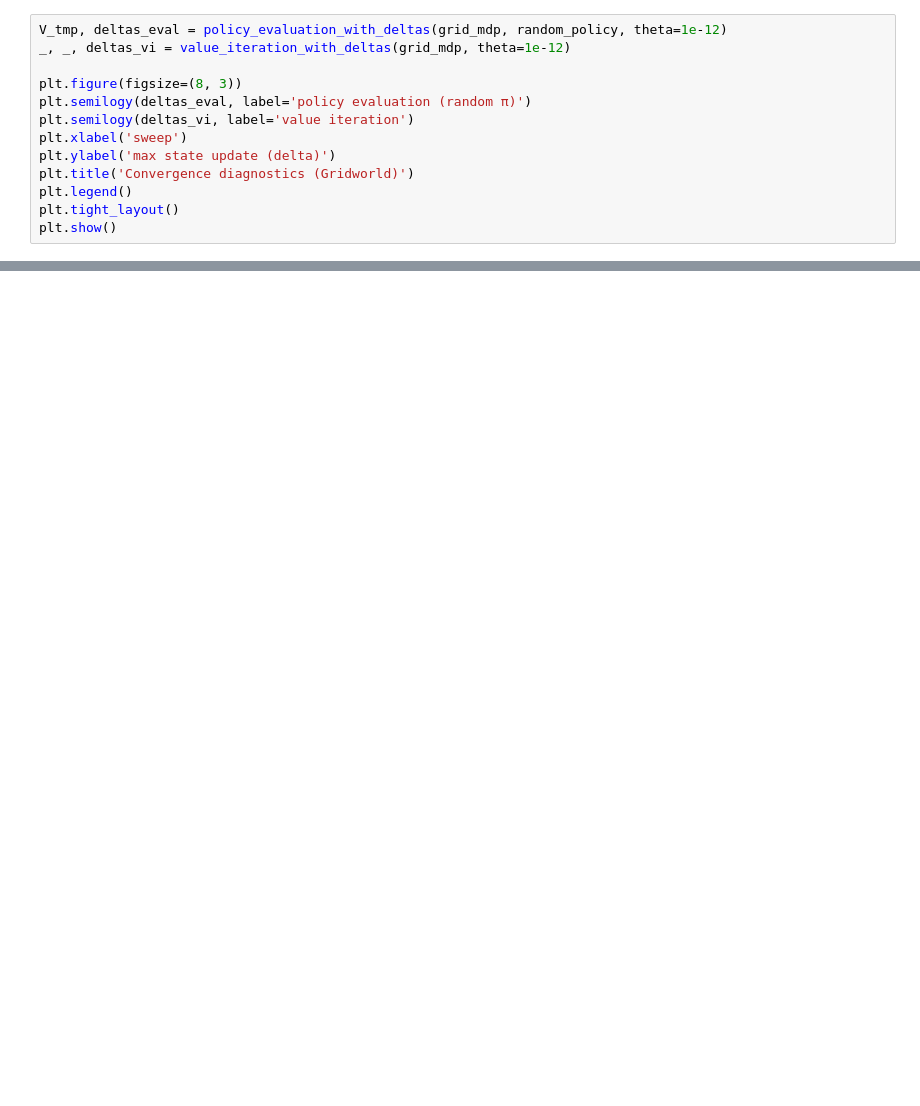
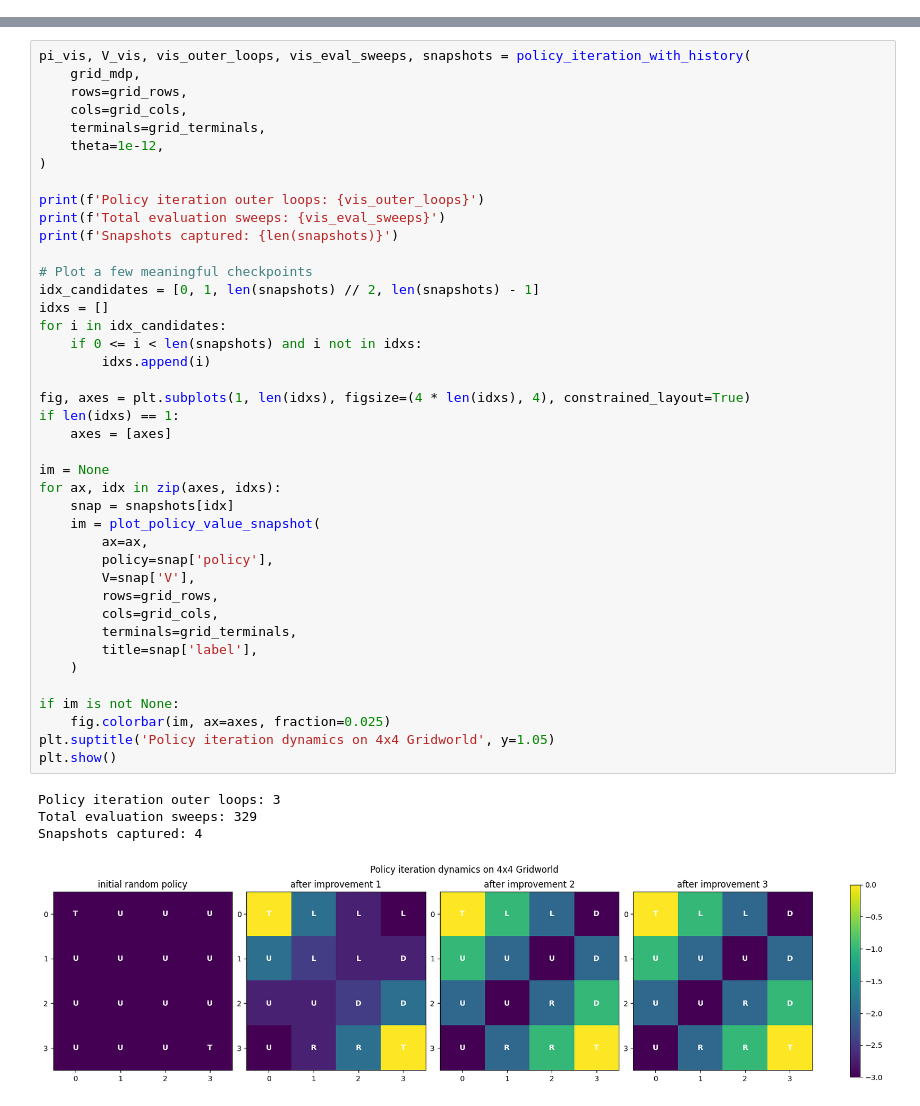
Before and after one commit to BartaZoltan/deep-reinforcement-learning-course, a Jupyter notebook: notebooks/sessions/session_02_mdp_dynamic_programming/session_02_mdp_dynamic_programming.ipynb, the cells around one changed output, grey strips where cells are left out. Drawn from its saved outputs; the diff is of its cells as text; blank space fills up the shorter version.

Commit message:
first iteration

```diff
--- a/notebooks/sessions/session_02_mdp_dynamic_programming/session_02_mdp_dynamic_programming.ipynb
+++ b/notebooks/sessions/session_02_mdp_dynamic_programming/session_02_mdp_dynamic_programming.ipynb
@@ -440,13 +0,0 @@ Let’s look at how the max-update `delta` decays over sweeps.
-# %%
-V_tmp, deltas_eval = policy_evaluation_with_deltas(grid_mdp, random_policy, theta=1e-12)
-_, _, deltas_vi = value_iteration_with_deltas(grid_mdp, theta=1e-12)
-
-plt.figure(figsize=(8, 3))
-plt.semilogy(deltas_eval, label='policy evaluation (random π)')
-plt.semilogy(deltas_vi, label='value iteration')
-plt.xlabel('sweep')
-plt.ylabel('max state update (delta)')
-plt.title('Convergence diagnostics (Gridworld)')
-plt.legend()
-plt.tight_layout()
-plt.show()
@@ -828,0 +429,46 @@ If you want “the more material the better”, here are additional DP/MDP pract
+# %%
+pi_vis, V_vis, vis_outer_loops, vis_eval_sweeps, snapshots = policy_iteration_with_history(
+    grid_mdp,
+    rows=grid_rows,
+    cols=grid_cols,
+    terminals=grid_terminals,
+    theta=1e-12,
+)
+
+print(f'Policy iteration outer loops: {vis_outer_loops}')
+print(f'Total evaluation sweeps: {vis_eval_sweeps}')
+print(f'Snapshots captured: {len(snapshots)}')
+
+# Plot a few meaningful checkpoints
+idx_candidates = [0, 1, len(snapshots) // 2, len(snapshots) - 1]
+idxs = []
+for i in idx_candidates:
+    if 0 <= i < len(snapshots) and i not in idxs:
+        idxs.append(i)
+
+fig, axes = plt.subplots(1, len(idxs), figsize=(4 * len(idxs), 4), constrained_layout=True)
+if len(idxs) == 1:
+    axes = [axes]
+
+im = None
+for ax, idx in zip(axes, idxs):
+    snap = snapshots[idx]
+    im = plot_policy_value_snapshot(
+        ax=ax,
+        policy=snap['policy'],
+        V=snap['V'],
+        rows=grid_rows,
+        cols=grid_cols,
+        terminals=grid_terminals,
+        title=snap['label'],
+    )
+
+if im is not None:
+    fig.colorbar(im, ax=axes, fraction=0.025)
+plt.suptitle('Policy iteration dynamics on 4x4 Gridworld', y=1.05)
+plt.show()
+# %% [output]
+Policy iteration outer loops: 3
+Total evaluation sweeps: 329
+Snapshots captured: 4
+[figure, added]
```
Also changed, not shown: parts of 69 cells of this notebook, 35 other files.
